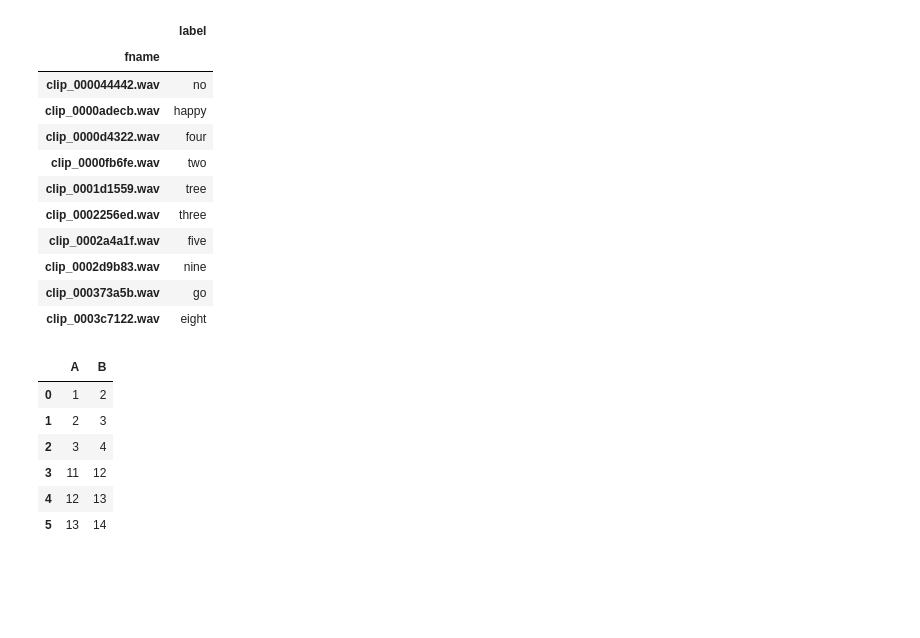
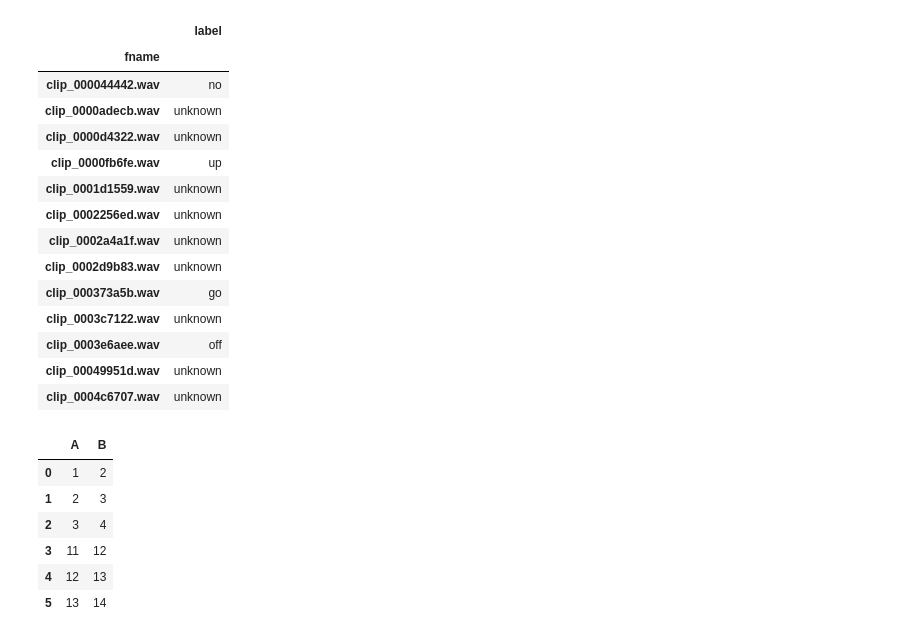
Before and after one commit to PKUGoodSpeed/Kaggle-TensorFlowSpeechRecognition, a Jupyter notebook: pkugoodspeed/notebooks/pp.ipynb, the cells around one changed output. Saved outputs shown, nothing was run; the diff lists cells and outputs as text; code cells hidden in the pictures; blank space fills up the shorter version.

```diff
--- a/pkugoodspeed/notebooks/pp.ipynb
+++ b/pkugoodspeed/notebooks/pp.ipynb
@@ -3,7 +3,7 @@ import numpy as np
 import pandas as pd
 from IPython.display import display
 # %%
-df = pd.read_csv('../cnn_output/predict.csv')
+df = pd.read_csv('../cnn2_output/predict.csv')
 display(df[:50])
 # %% [output]
 |  | fname | label | prob |
@@ -37,28 +37,31 @@ print prob[:10]
 # %%
-Hyper_ratio= 0.4
+Hyper_ratio= 0.3
 # %%
 dic = {'fname':[], 'label':[]}
 for i in range(len(filenames)):
     if prob[i] < Hyper_ratio:
         pred[i] = 'unknown'
 dic['fname'] = filenames
 dic['label'] = pred
 df_convert = pd.DataFrame(dic)
 df_convert.set_index('fname', inplace = True)
-display(df_convert[:10])
+display(df_convert[:13])
 # %% [output]
 |  | label |
 | fname |  |
 | clip_000044442.wav | no |
-| clip_0000adecb.wav | happy |
-| clip_0000d4322.wav | four |
-| clip_0000fb6fe.wav | two |
-| clip_0001d1559.wav | tree |
-| clip_0002256ed.wav | three |
-| clip_0002a4a1f.wav | five |
-| clip_0002d9b83.wav | nine |
+| clip_0000adecb.wav | unknown |
+| clip_0000d4322.wav | unknown |
+| clip_0000fb6fe.wav | up |
+| clip_0001d1559.wav | unknown |
+| clip_0002256ed.wav | unknown |
+| clip_0002a4a1f.wav | unknown |
+| clip_0002d9b83.wav | unknown |
 | clip_000373a5b.wav | go |
-| clip_0003c7122.wav | eight |
+| clip_0003c7122.wav | unknown |
+| clip_0003e6aee.wav | off |
+| clip_00049951d.wav | unknown |
+| clip_0004c6707.wav | unknown |
 # %%
 df_convert.to_csv('../cnn2_output/test.csv')
 # %%
```
Also changed, not shown: parts of 2 cells of this notebook, 57 other files.
